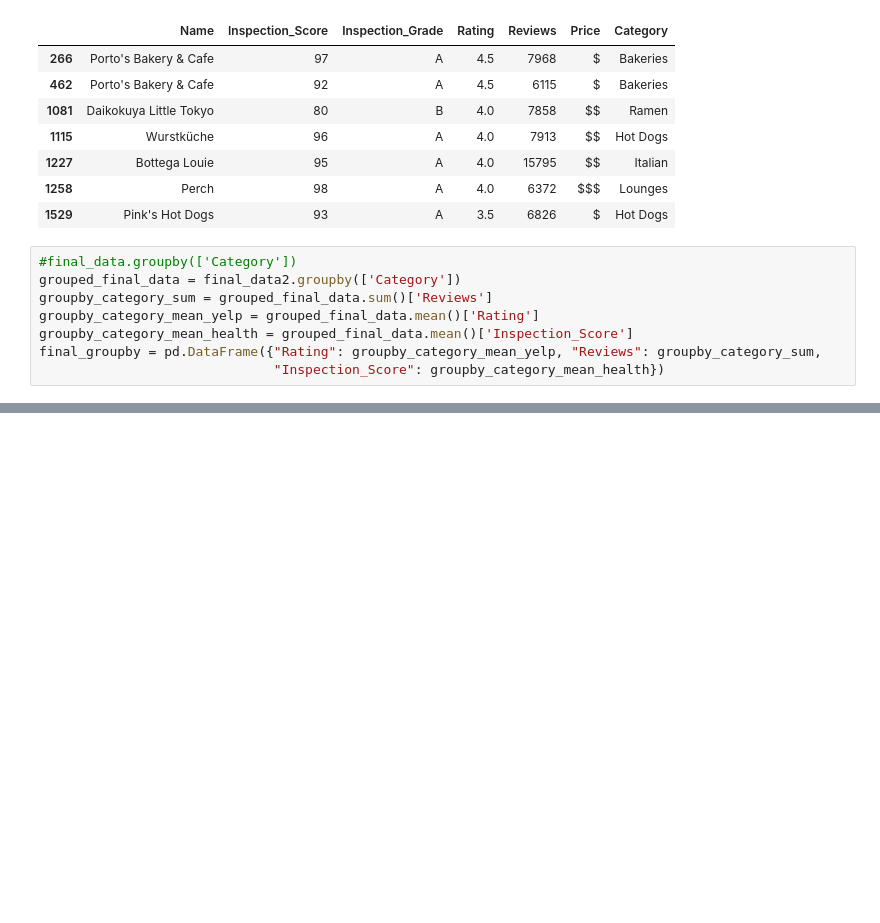
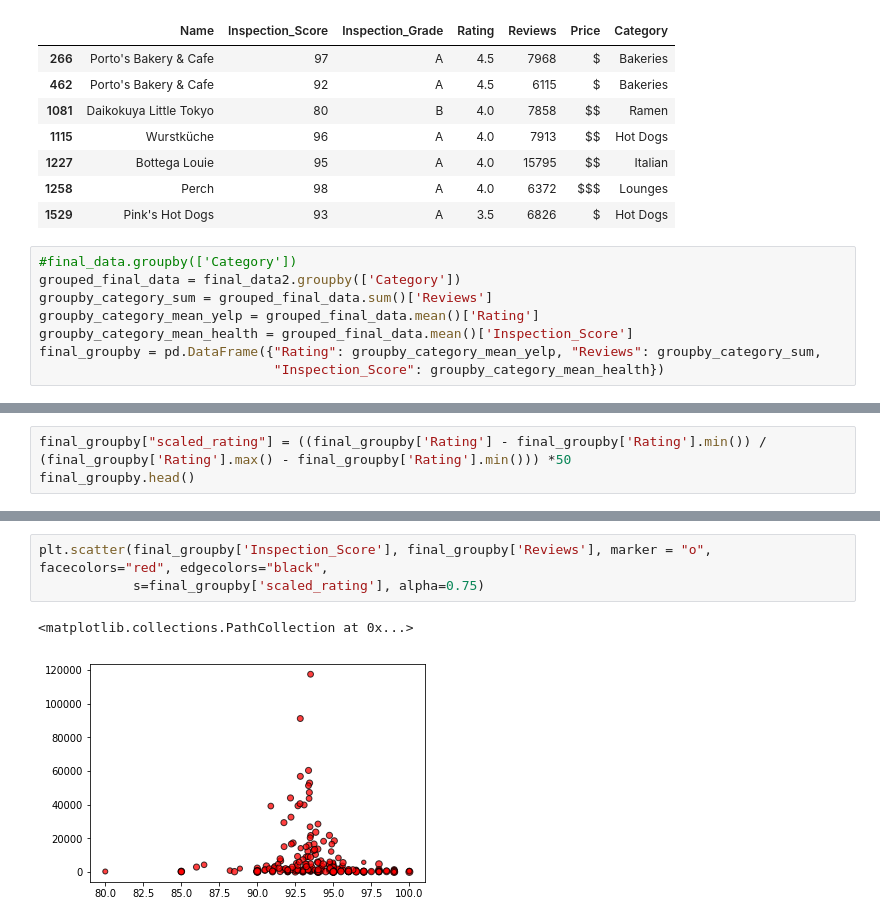
Before and after one commit to ryankchang/project1, a Jupyter notebook: ryan_matplotlib.ipynb, the cells around one changed output, grey strips where cells are left out. Cells and saved outputs as stored; diff of their text form; blank space fills up the shorter version.

```diff
--- a/ryan_matplotlib.ipynb
+++ b/ryan_matplotlib.ipynb
@@ -92,0 +125,3 @@ final_groupby.sort_values(['Reviews'],ascending=False).head(50)
+# %%
+final_groupby["scaled_rating"] = ((final_groupby['Rating'] - final_groupby['Rating'].min()) / (final_groupby['Rating'].max() - final_groupby['Rating'].min())) *50
+final_groupby.head()
@@ -92,0 +136,6 @@ final_groupby.sort_values(['Reviews'],ascending=False).head(50)
+# %%
+plt.scatter(final_groupby['Inspection_Score'], final_groupby['Reviews'], marker = "o", facecolors="red", edgecolors="black",
+            s=final_groupby['scaled_rating'], alpha=0.75)
+# %% [output]
+<matplotlib.collections.PathCollection at 0x...>
+[figure, added]
```
Also changed, not shown: parts of 6 cells of this notebook.
